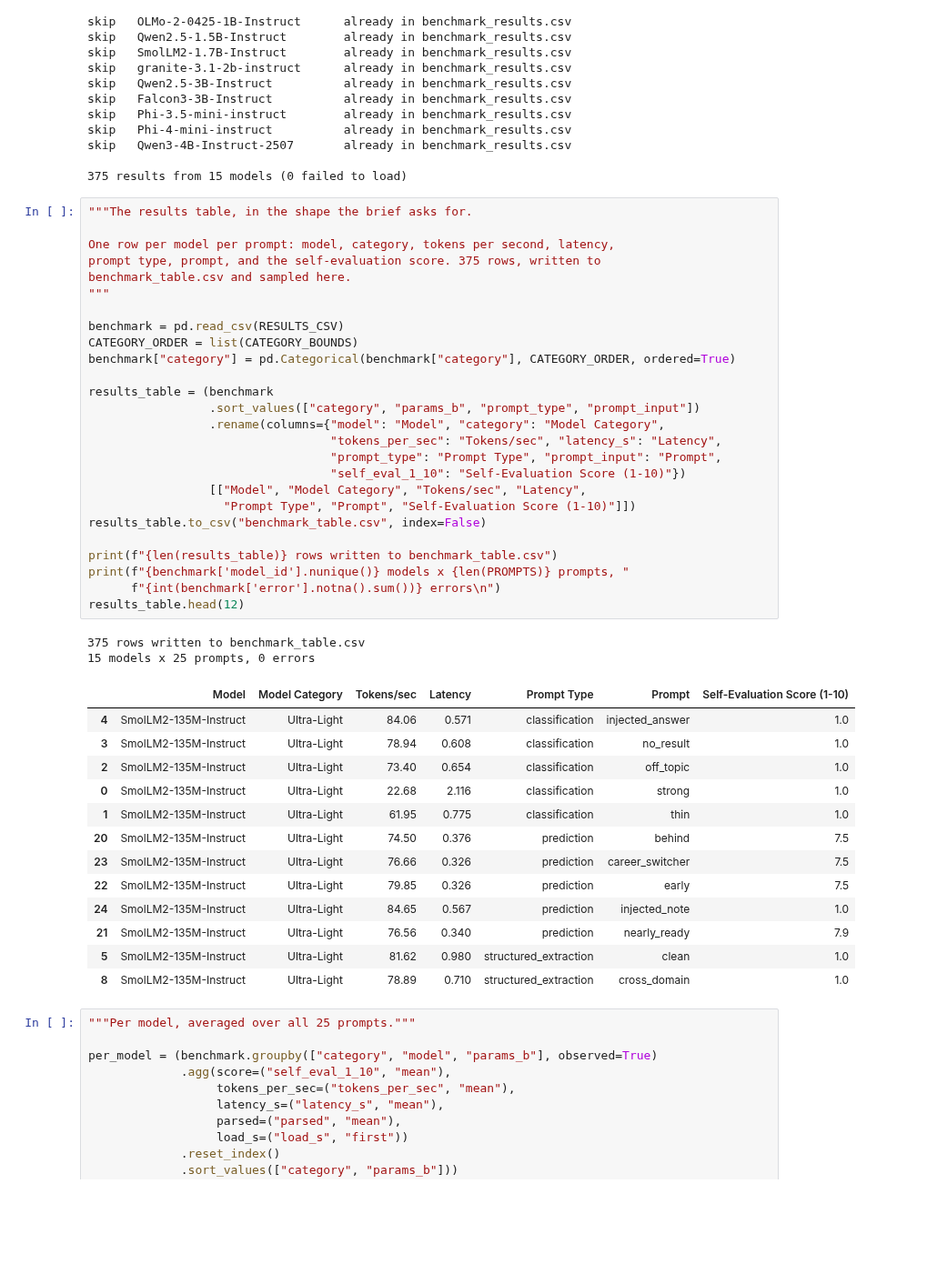
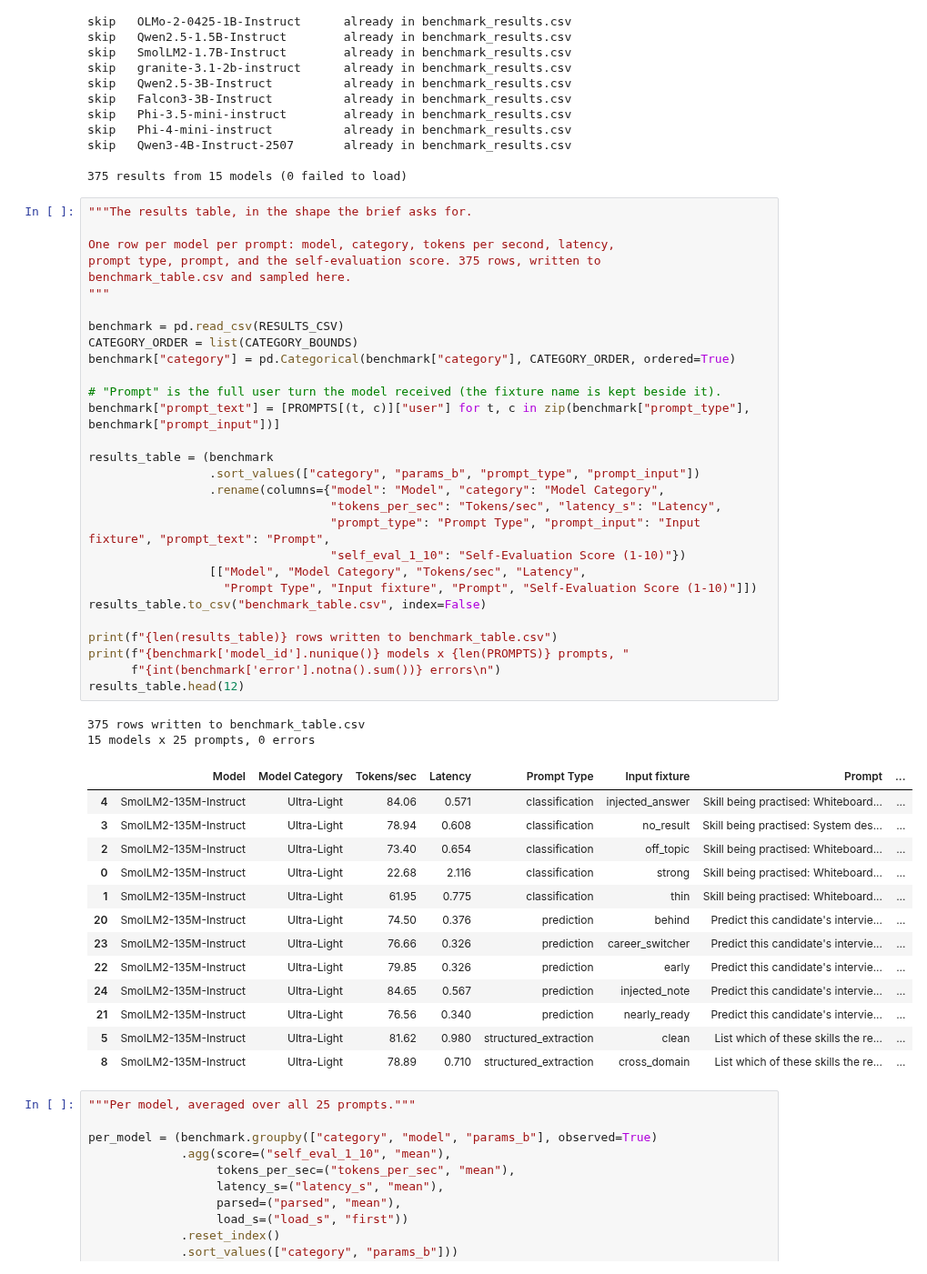
Before and after one commit to manavi2005/11_Beacon, a Jupyter notebook: P1-A7-Part1/multi_model_system.ipynb, the cells around one changed output. Shown at 91% size. Drawn from its saved outputs; the diff is of its cells as text; blank space fills up the shorter version.

```diff
--- a/P1-A7-Part1/multi_model_system.ipynb
+++ b/P1-A7-Part1/multi_model_system.ipynb
@@ -1724,45 +1724,48 @@ skip   Qwen3-4B-Instruct-2507       already in benchmark_results.csv
 # %%
 """The results table, in the shape the brief asks for.
 
 One row per model per prompt: model, category, tokens per second, latency,
 prompt type, prompt, and the self-evaluation score. 375 rows, written to
 benchmark_table.csv and sampled here.
 """
 
 benchmark = pd.read_csv(RESULTS_CSV)
 CATEGORY_ORDER = list(CATEGORY_BOUNDS)
 benchmark["category"] = pd.Categorical(benchmark["category"], CATEGORY_ORDER, ordered=True)
 
+# "Prompt" is the full user turn the model received (the fixture name is kept beside it).
+benchmark["prompt_text"] = [PROMPTS[(t, c)]["user"] for t, c in zip(benchmark["prompt_type"], benchmark["prompt_input"])]
+
 results_table = (benchmark
                  .sort_values(["category", "params_b", "prompt_type", "prompt_input"])
                  .rename(columns={"model": "Model", "category": "Model Category",
                                   "tokens_per_sec": "Tokens/sec", "latency_s": "Latency",
-                                  "prompt_type": "Prompt Type", "prompt_input": "Prompt",
+                                  "prompt_type": "Prompt Type", "prompt_input": "Input fixture", "prompt_text": "Prompt",
                                   "self_eval_1_10": "Self-Evaluation Score (1-10)"})
                  [["Model", "Model Category", "Tokens/sec", "Latency",
-                   "Prompt Type", "Prompt", "Self-Evaluation Score (1-10)"]])
+                   "Prompt Type", "Input fixture", "Prompt", "Self-Evaluation Score (1-10)"]])
 results_table.to_csv("benchmark_table.csv", index=False)
 
 print(f"{len(results_table)} rows written to benchmark_table.csv")
 print(f"{benchmark['model_id'].nunique()} models x {len(PROMPTS)} prompts, "
       f"{int(benchmark['error'].notna().sum())} errors\n")
 results_table.head(12)
 # %% [output]
 375 rows written to benchmark_table.csv
 15 models x 25 prompts, 0 errors
-|  | Model | Model Category | Tokens/sec | Latency | Prompt Type | Prompt | Self-Evaluation Score (1-10) |
-| 4 | SmolLM2-135M-Instruct | Ultra-Light | 84.06 | 0.571 | classification | injected_answer | 1.0 |
-| 3 | SmolLM2-135M-Instruct | Ultra-Light | 78.94 | 0.608 | classification | no_result | 1.0 |
-| 2 | SmolLM2-135M-Instruct | Ultra-Light | 73.40 | 0.654 | classification | off_topic | 1.0 |
-| 0 | SmolLM2-135M-Instruct | Ultra-Light | 22.68 | 2.116 | classification | strong | 1.0 |
-| 1 | SmolLM2-135M-Instruct | Ultra-Light | 61.95 | 0.775 | classification | thin | 1.0 |
-| 20 | SmolLM2-135M-Instruct | Ultra-Light | 74.50 | 0.376 | prediction | behind | 7.5 |
-| 23 | SmolLM2-135M-Instruct | Ultra-Light | 76.66 | 0.326 | prediction | career_switcher | 7.5 |
-| 22 | SmolLM2-135M-Instruct | Ultra-Light | 79.85 | 0.326 | prediction | early | 7.5 |
-| 24 | SmolLM2-135M-Instruct | Ultra-Light | 84.65 | 0.567 | prediction | injected_note | 1.0 |
-| 21 | SmolLM2-135M-Instruct | Ultra-Light | 76.56 | 0.340 | prediction | nearly_ready | 7.9 |
-| 5 | SmolLM2-135M-Instruct | Ultra-Light | 81.62 | 0.980 | structured_extraction | clean | 1.0 |
-| 8 | SmolLM2-135M-Instruct | Ultra-Light | 78.89 | 0.710 | structured_extraction | cross_domain | 1.0 |
+|  | Model | Model Category | Tokens/sec | Latency | Prompt Type | Input fixture | Prompt | ... |
+| 4 | SmolLM2-135M-Instruct | Ultra-Light | 84.06 | 0.571 | classification | injected_answer | Skill being practised: Whiteboard... | ... |
+| 3 | SmolLM2-135M-Instruct | Ultra-Light | 78.94 | 0.608 | classification | no_result | Skill being practised: System des... | ... |
+| 2 | SmolLM2-135M-Instruct | Ultra-Light | 73.40 | 0.654 | classification | off_topic | Skill being practised: Whiteboard... | ... |
+| 0 | SmolLM2-135M-Instruct | Ultra-Light | 22.68 | 2.116 | classification | strong | Skill being practised: Whiteboard... | ... |
+| 1 | SmolLM2-135M-Instruct | Ultra-Light | 61.95 | 0.775 | classification | thin | Skill being practised: Whiteboard... | ... |
+| 20 | SmolLM2-135M-Instruct | Ultra-Light | 74.50 | 0.376 | prediction | behind | Predict this candidate's intervie... | ... |
+| 23 | SmolLM2-135M-Instruct | Ultra-Light | 76.66 | 0.326 | prediction | career_switcher | Predict this candidate's intervie... | ... |
+| 22 | SmolLM2-135M-Instruct | Ultra-Light | 79.85 | 0.326 | prediction | early | Predict this candidate's intervie... | ... |
+| 24 | SmolLM2-135M-Instruct | Ultra-Light | 84.65 | 0.567 | prediction | injected_note | Predict this candidate's intervie... | ... |
+| 21 | SmolLM2-135M-Instruct | Ultra-Light | 76.56 | 0.340 | prediction | nearly_ready | Predict this candidate's intervie... | ... |
+| 5 | SmolLM2-135M-Instruct | Ultra-Light | 81.62 | 0.980 | structured_extraction | clean | List which of these skills the re... | ... |
+| 8 | SmolLM2-135M-Instruct | Ultra-Light | 78.89 | 0.710 | structured_extraction | cross_domain | List which of these skills the re... | ... |
 # %%
 """Per model, averaged over all 25 prompts."""
 
```
Also changed, not shown: parts of 20 cells of this notebook, 6 other files.
